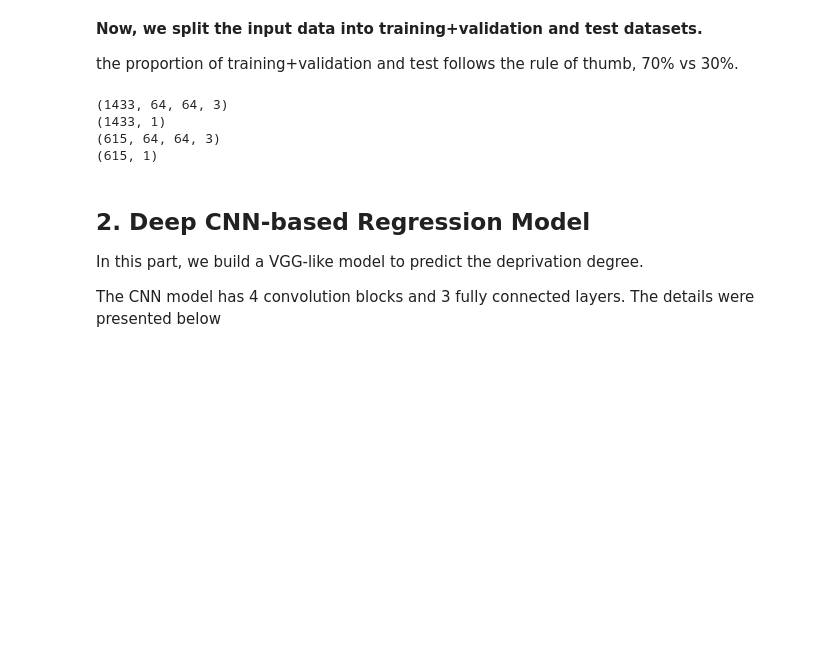
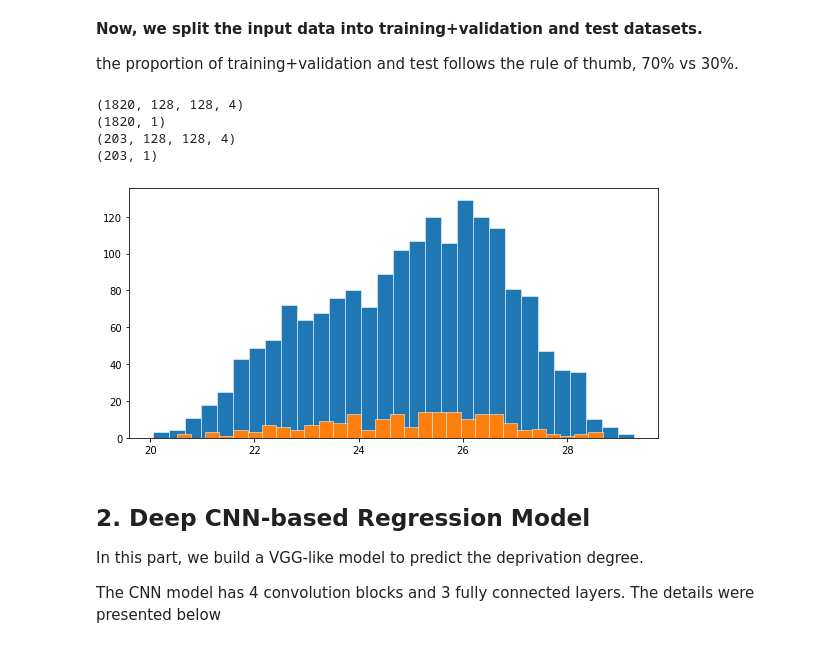
Before and after one commit to tgrippa/Partimap, a Jupyter notebook: Notebooks/CNN_model_2.ipynb, the cells around one changed output. Cells and saved outputs as stored; diff of their text form; code cells hidden in the pictures; blank space fills up the shorter version.

```diff
--- a/Notebooks/CNN_model_2.ipynb
+++ b/Notebooks/CNN_model_2.ipynb
@@ -270,7 +291,7 @@ the proportion of training+validation and test follows the rule of thumb, 70% vs
 # %%
 # Split the inputs. Note that variable 'stack' is the X (imagery), and variable 'score' is the Y (labels).
 x_train, x_val, y_train, y_val = train_test_split(
-    stack, scores, test_size = 0.3, random_state = 65) # specify the random state to ensure replicable output across multiple function calls.
+    stack, scores, test_size = 0.1, random_state = 65) # specify the random state to ensure replicable output across multiple function calls.
 
 # Check the shape of each sub-dataset
 print(x_train.shape)
@@ -278,10 +299,19 @@ print(y_train.shape)
 print(x_val.shape)
 print(y_val.shape)
 # %% [output]
-(1433, 64, 64, 3)
-(1433, 1)
-(615, 64, 64, 3)
-(615, 1)
+(1820, 128, 128, 4)
+(1820, 1)
+(203, 128, 128, 4)
+(203, 1)
+# %%
+# print the distribution of target variables (y) in training and validation sets
+fig, axs = plt.subplots(1, 1,figsize =(8, 4), tight_layout = True)
+axs.hist(y_train, bins = 30, edgecolor='white', linewidth=0.5)
+axs.hist(y_val, bins = 30, edgecolor='white', linewidth=0.5)
+# Show plot
+plt.show()
+# %% [output]
+[figure, added]
 # %% [markdown]
 ## 2. Deep CNN-based Regression Model
 
```
Also changed, not shown: parts of 56 cells of this notebook.
